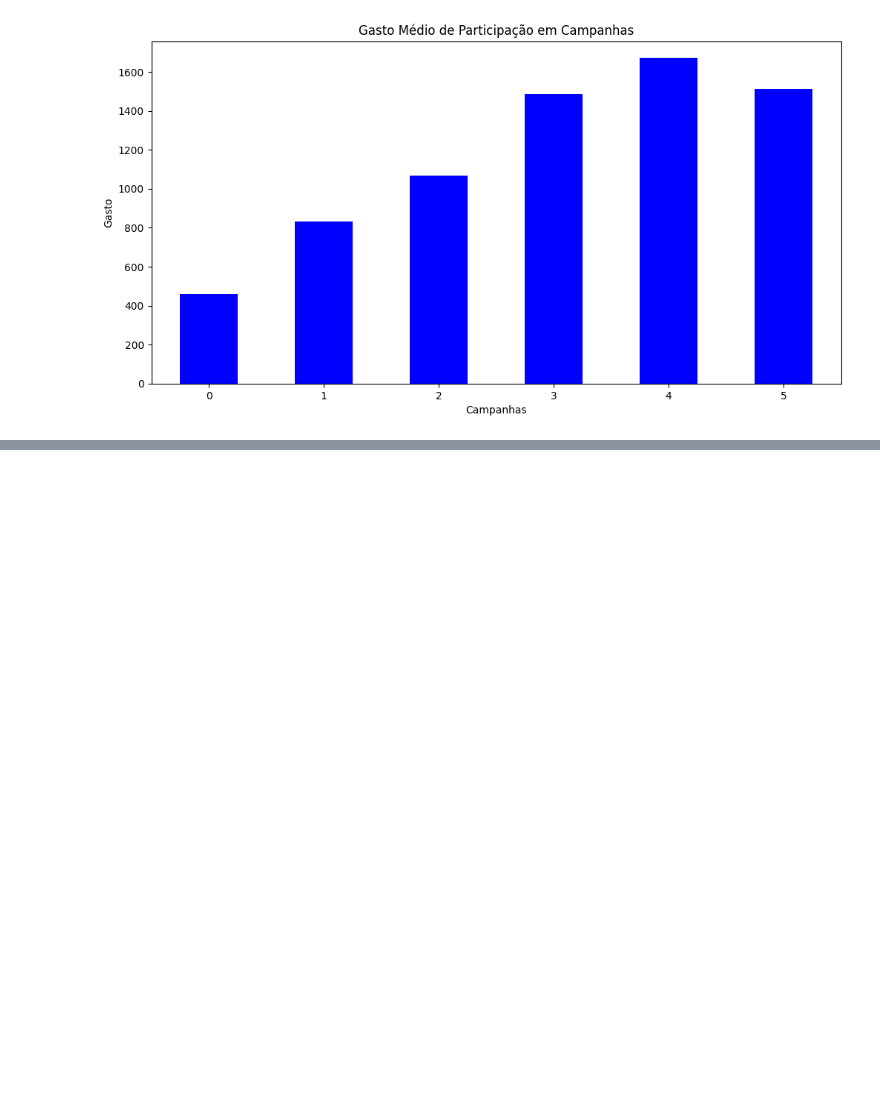
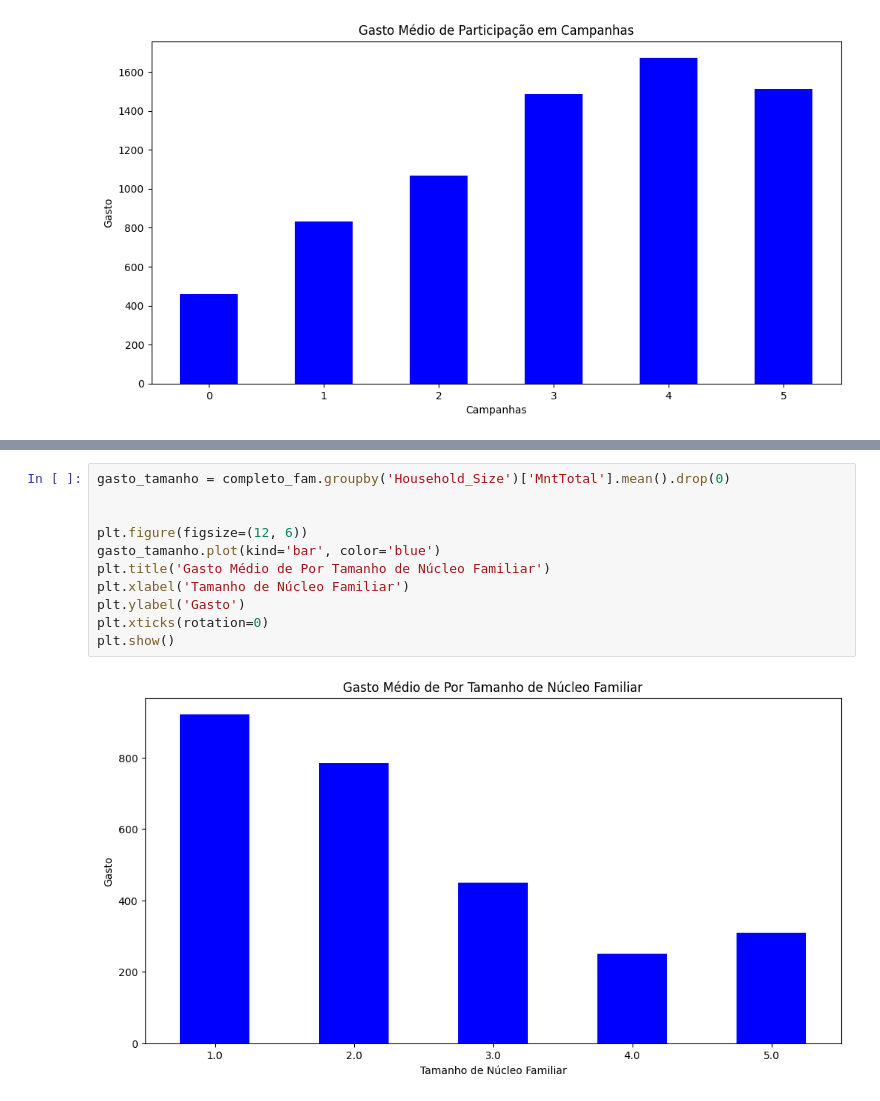
Before and after one commit to filipester/tecnicas_de_programacao_i, a Jupyter notebook: Aula_08.ipynb, the cells around one changed output, grey strips where cells are left out. Saved outputs shown, nothing was run; the diff lists cells and outputs as text; blank space fills up the shorter version.

```diff
--- a/Aula_08.ipynb
+++ b/Aula_08.ipynb
@@ -329,0 +374,13 @@ Além disso, mais de 72% da base não participou de nenhuma campanha, sendo que
+# %%
+gasto_tamanho = completo_fam.groupby('Household_Size')['MntTotal'].mean().drop(0)
+
+
+plt.figure(figsize=(12, 6))
+gasto_tamanho.plot(kind='bar', color='blue')
+plt.title('Gasto Médio de Por Tamanho de Núcleo Familiar')
+plt.xlabel('Tamanho de Núcleo Familiar')
+plt.ylabel('Gasto')
+plt.xticks(rotation=0)
+plt.show()
+# %% [output]
+[figure, added]
```
Also changed, not shown: parts of 4 cells of this notebook.
